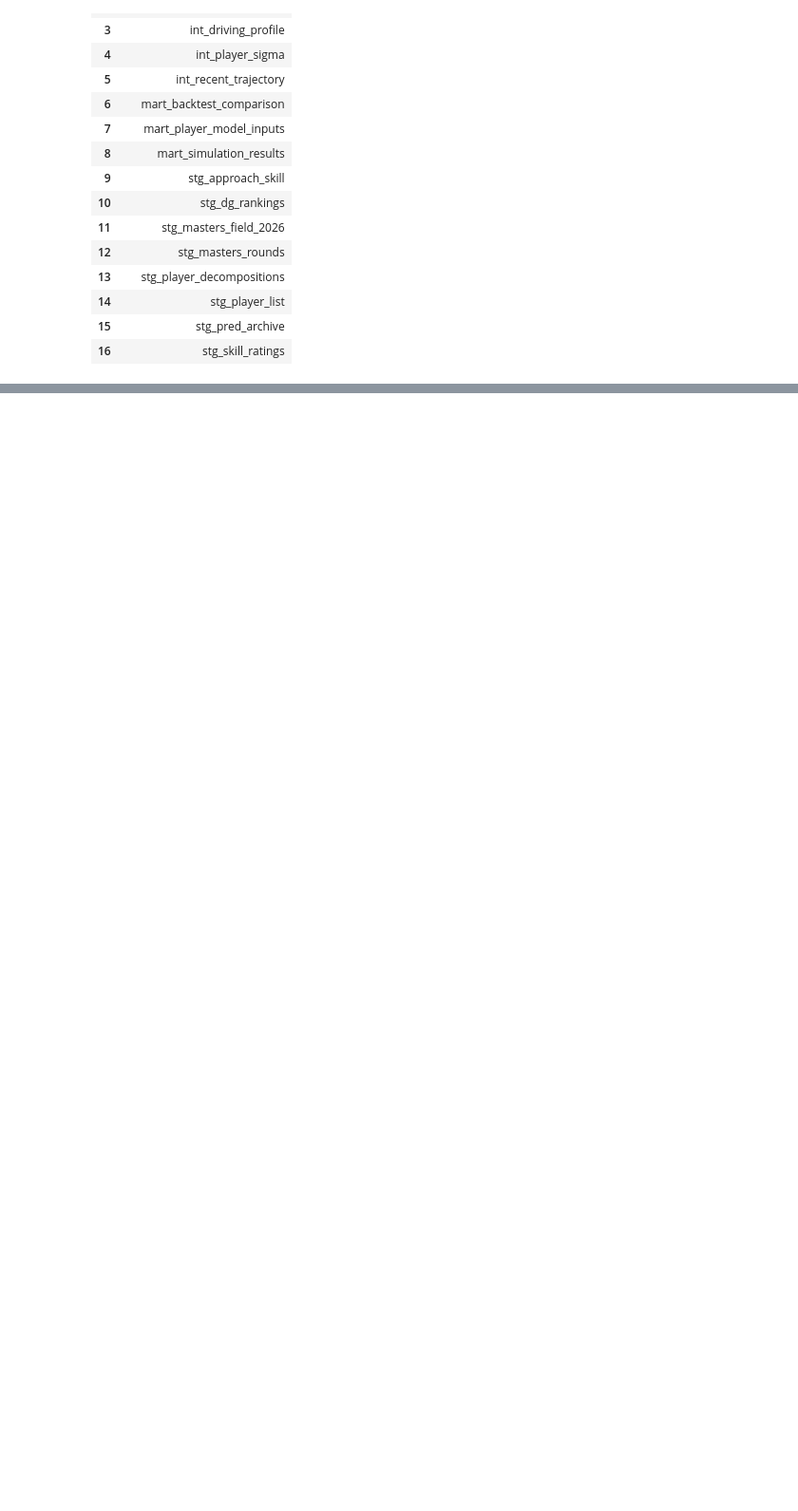
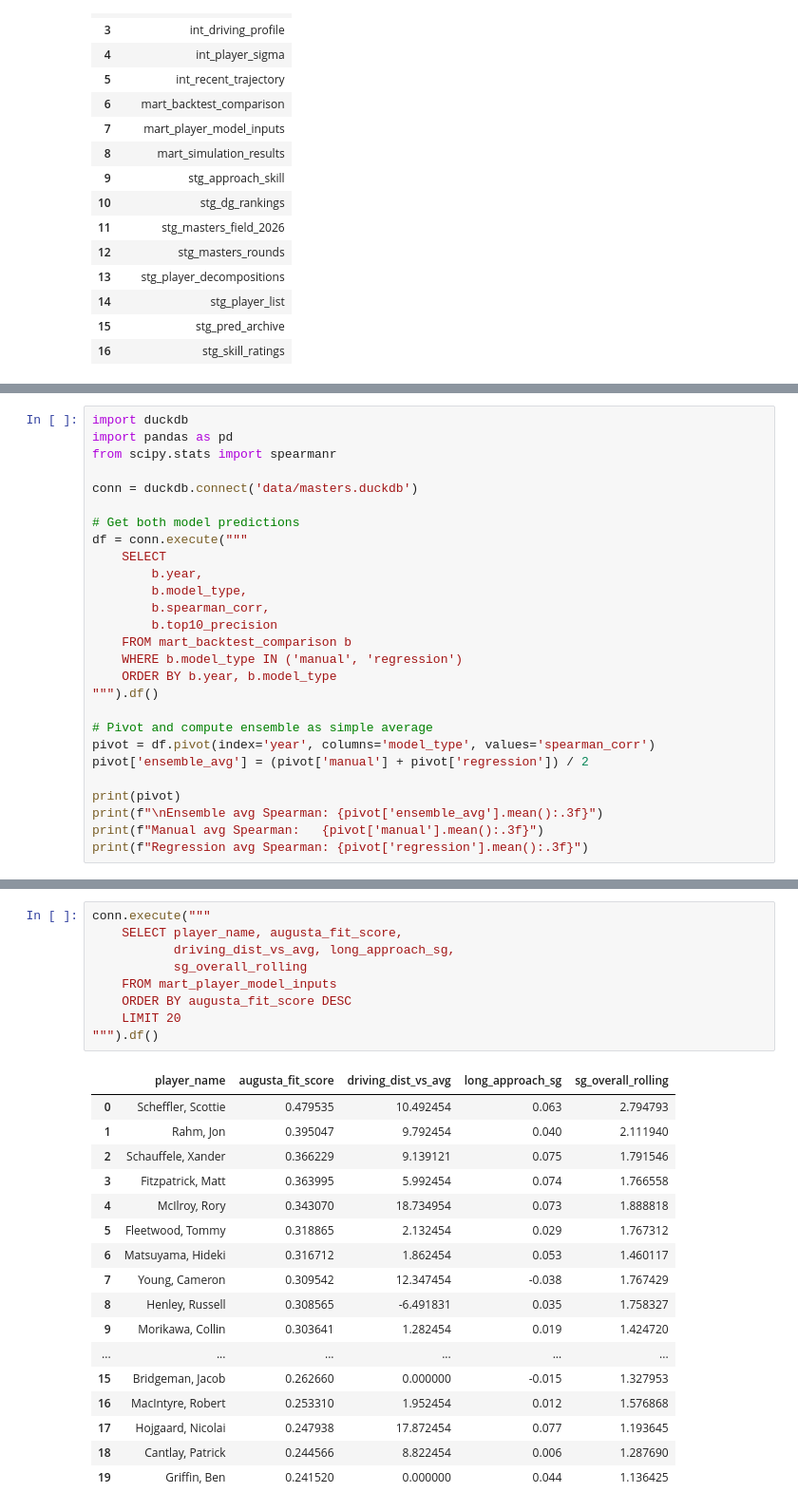
Before and after one commit to sunnyyan97/masters-golf-analytics, a Jupyter notebook: Untitled1.ipynb, the cells around one changed output, grey strips where cells are left out. Shown at 95% size. Saved outputs shown, nothing was run; the diff lists cells and outputs as text; blank space fills up the shorter version.

```diff
--- a/Untitled1.ipynb
+++ b/Untitled1.ipynb
@@ -111,0 +155,27 @@ Training samples: 448
+# %%
+import duckdb
+import pandas as pd
+from scipy.stats import spearmanr
+
+conn = duckdb.connect('data/masters.duckdb')
+
+# Get both model predictions
+df = conn.execute("""
+    SELECT
+        b.year,
+        b.model_type,
+        b.spearman_corr,
+        b.top10_precision
+    FROM mart_backtest_comparison b
+    WHERE b.model_type IN ('manual', 'regression')
+    ORDER BY b.year, b.model_type
+""").df()
+
+# Pivot and compute ensemble as simple average
+pivot = df.pivot(index='year', columns='model_type', values='spearman_corr')
+pivot['ensemble_avg'] = (pivot['manual'] + pivot['regression']) / 2
+
+print(pivot)
+print(f"\nEnsemble avg Spearman: {pivot['ensemble_avg'].mean():.3f}")
+print(f"Manual avg Spearman:   {pivot['manual'].mean():.3f}")
+print(f"Regression avg Spearman: {pivot['regression'].mean():.3f}")
@@ -111,0 +195,27 @@ Training samples: 448
+# %%
+conn.execute("""
+    SELECT player_name, augusta_fit_score,
+           driving_dist_vs_avg, long_approach_sg,
+           sg_overall_rolling
+    FROM mart_player_model_inputs
+    ORDER BY augusta_fit_score DESC
+    LIMIT 20
+""").df()
+# %% [output]
+|  | player_name | augusta_fit_score | driving_dist_vs_avg | long_approach_sg | sg_overall_rolling |
+| 0 | Scheffler, Scottie | 0.479535 | 10.492454 | 0.063 | 2.794793 |
+| 1 | Rahm, Jon | 0.395047 | 9.792454 | 0.040 | 2.111940 |
+| 2 | Schauffele, Xander | 0.366229 | 9.139121 | 0.075 | 1.791546 |
+| 3 | Fitzpatrick, Matt | 0.363995 | 5.992454 | 0.074 | 1.766558 |
+| 4 | McIlroy, Rory | 0.343070 | 18.734954 | 0.073 | 1.888818 |
+| 5 | Fleetwood, Tommy | 0.318865 | 2.132454 | 0.029 | 1.767312 |
+| 6 | Matsuyama, Hideki | 0.316712 | 1.862454 | 0.053 | 1.460117 |
+| 7 | Young, Cameron | 0.309542 | 12.347454 | -0.038 | 1.767429 |
+| 8 | Henley, Russell | 0.308565 | -6.491831 | 0.035 | 1.758327 |
+| 9 | Morikawa, Collin | 0.303641 | 1.282454 | 0.019 | 1.424720 |
+| ... | ... | ... | ... | ... | ... |
+| 15 | Bridgeman, Jacob | 0.262660 | 0.000000 | -0.015 | 1.327953 |
+| 16 | MacIntyre, Robert | 0.253310 | 1.952454 | 0.012 | 1.576868 |
+| 17 | Hojgaard, Nicolai | 0.247938 | 17.872454 | 0.077 | 1.193645 |
+| 18 | Cantlay, Patrick | 0.244566 | 8.822454 | 0.006 | 1.287690 |
+| 19 | Griffin, Ben | 0.241520 | 0.000000 | 0.044 | 1.136425 |
```
Also changed, not shown: parts of 8 cells of this notebook, 3 other files.
